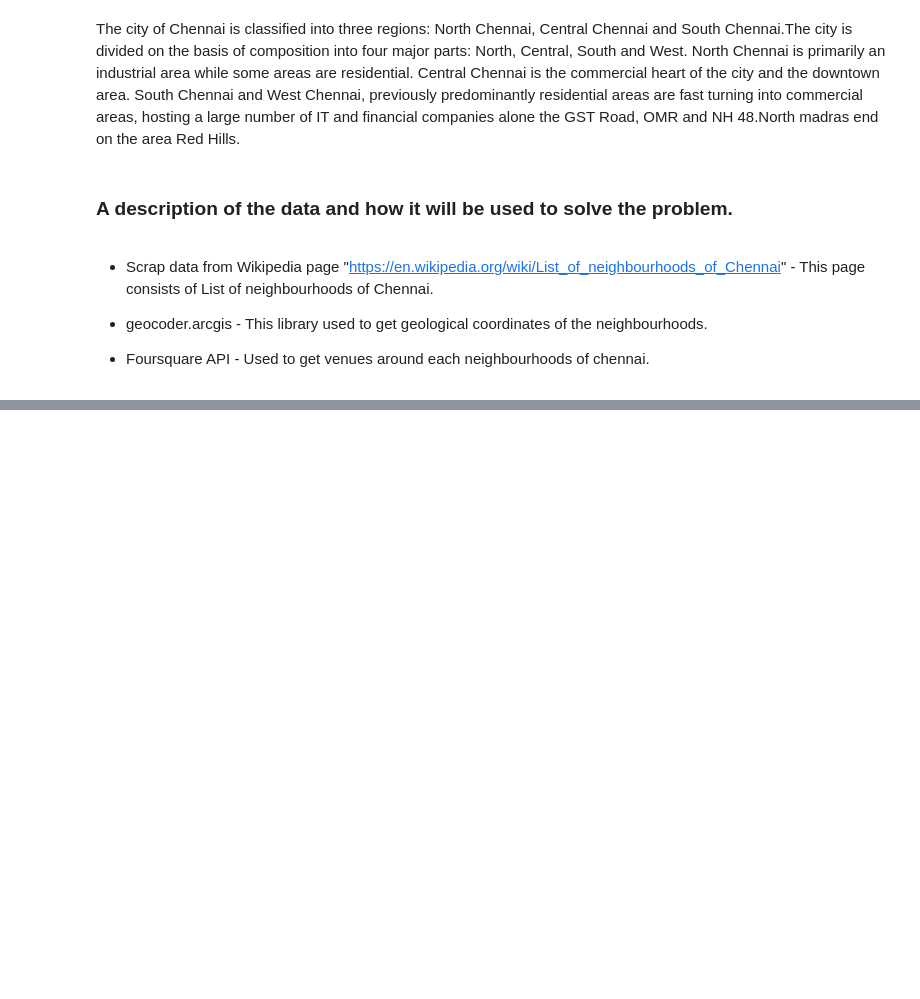
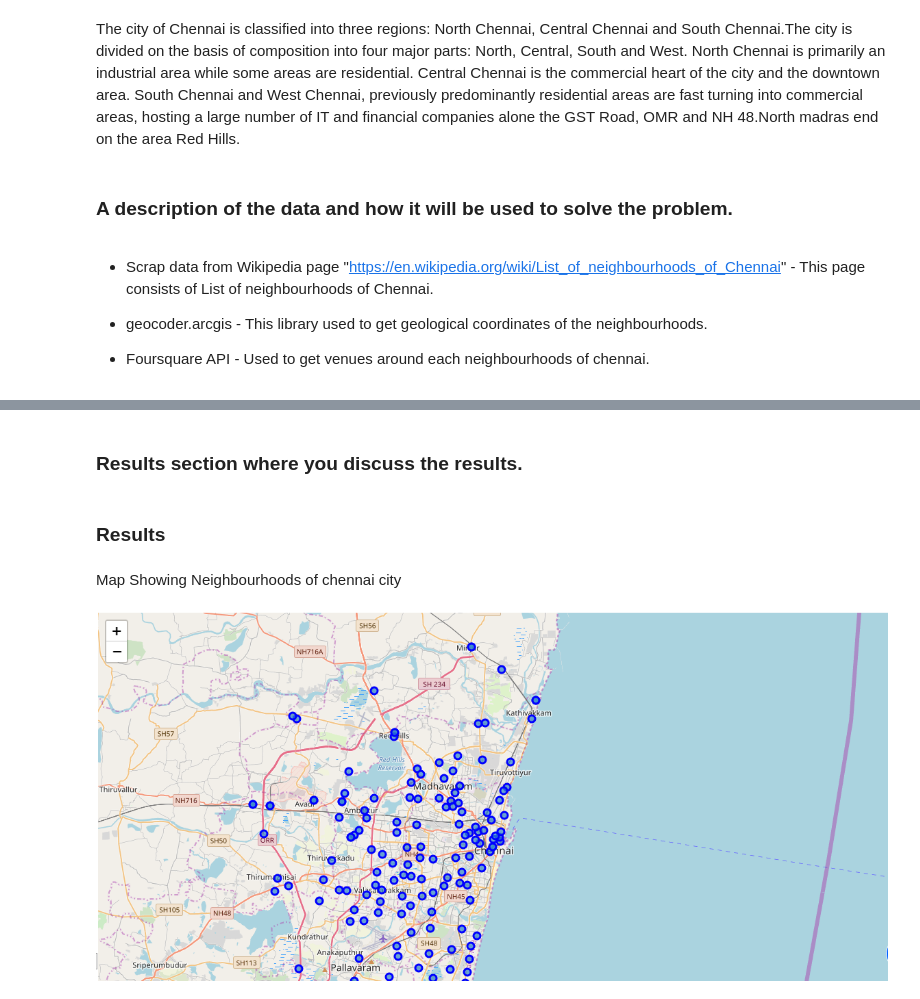
Before and after one commit to dhamayanthi-ds/coursera-capstone-project, a Jupyter notebook: Report.ipynb, the cells around one changed output, grey strips where cells are left out. Cells and saved outputs as stored; diff of their text form; code cells hidden in the pictures; blank space fills up the shorter version.

```diff
--- a/Report.ipynb
+++ b/Report.ipynb
@@ -18,0 +35,11 @@ The city of Chennai is classified into three regions: North Chennai, Central Che
+# %% [markdown]
+### Results section where you discuss the results.
+# %% [markdown]
+### Results
+# %% [markdown]
+Map Showing Neighbourhoods of chennai city
+# %%
+from IPython.display import Image
+Image("map1.png")
+# %% [output]
+[figure, added]
```
Also changed, not shown: parts of 17 cells of this notebook.
